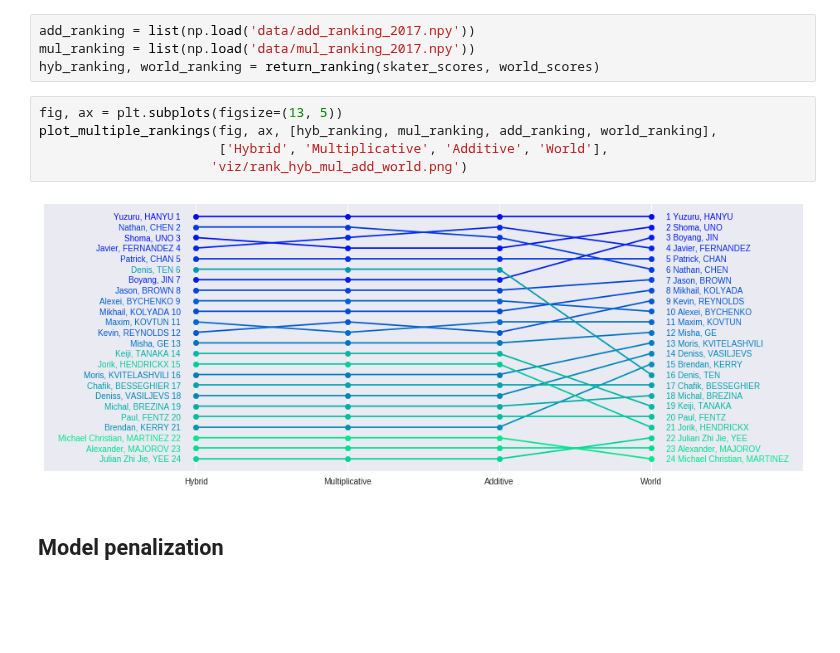
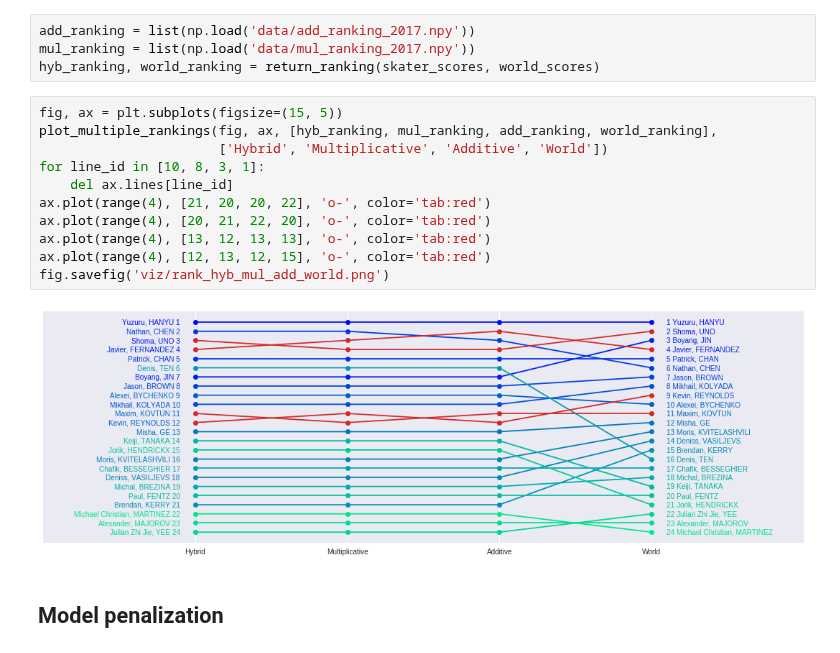
Before and after one commit to khanhnguyendata/skate_predict, a Jupyter notebook: analysis_part2.ipynb, the cells around one changed output. Saved outputs shown, nothing was run; the diff lists cells and outputs as text; blank space fills up the shorter version.

```diff
--- a/analysis_part2.ipynb
+++ b/analysis_part2.ipynb
@@ -420,13 +434,19 @@ fig.savefig('viz/resid_hyb_avg_add_mul.png')
 add_ranking = list(np.load('data/add_ranking_2017.npy'))
 mul_ranking = list(np.load('data/mul_ranking_2017.npy'))
 hyb_ranking, world_ranking = return_ranking(skater_scores, world_scores)
-# %%
-fig, ax = plt.subplots(figsize=(13, 5))
-plot_multiple_rankings(fig, ax, [hyb_ranking, mul_ranking, add_ranking, world_ranking],
-                       ['Hybrid', 'Multiplicative', 'Additive', 'World'],
-                      'viz/rank_hyb_mul_add_world.png')
-# %% [output]
-[figure, removed]
+# %%
+fig, ax = plt.subplots(figsize=(15, 5))
+plot_multiple_rankings(fig, ax, [hyb_ranking, mul_ranking, add_ranking, world_ranking],
+                       ['Hybrid', 'Multiplicative', 'Additive', 'World'])
+for line_id in [10, 8, 3, 1]:
+    del ax.lines[line_id]
+ax.plot(range(4), [21, 20, 20, 22], 'o-', color='tab:red')
+ax.plot(range(4), [20, 21, 22, 20], 'o-', color='tab:red')
+ax.plot(range(4), [13, 12, 13, 13], 'o-', color='tab:red')
+ax.plot(range(4), [12, 13, 12, 15], 'o-', color='tab:red')
+fig.savefig('viz/rank_hyb_mul_add_world.png')
+# %% [output]
+[figure, added]
 # %% [markdown]
 ## Model penalization
 # %%
```
Also changed, not shown: parts of 16 cells of this notebook, 4 other files.
